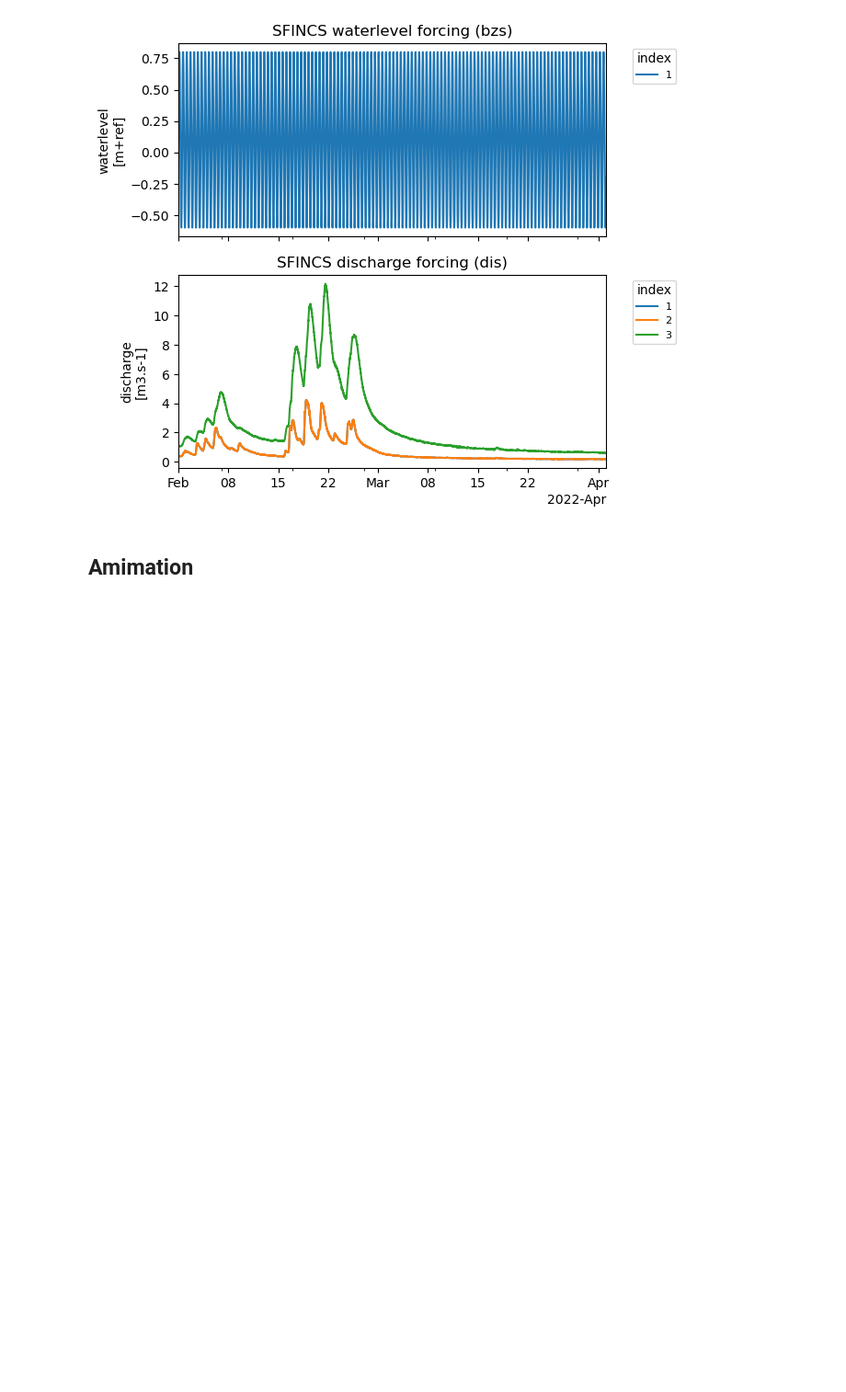
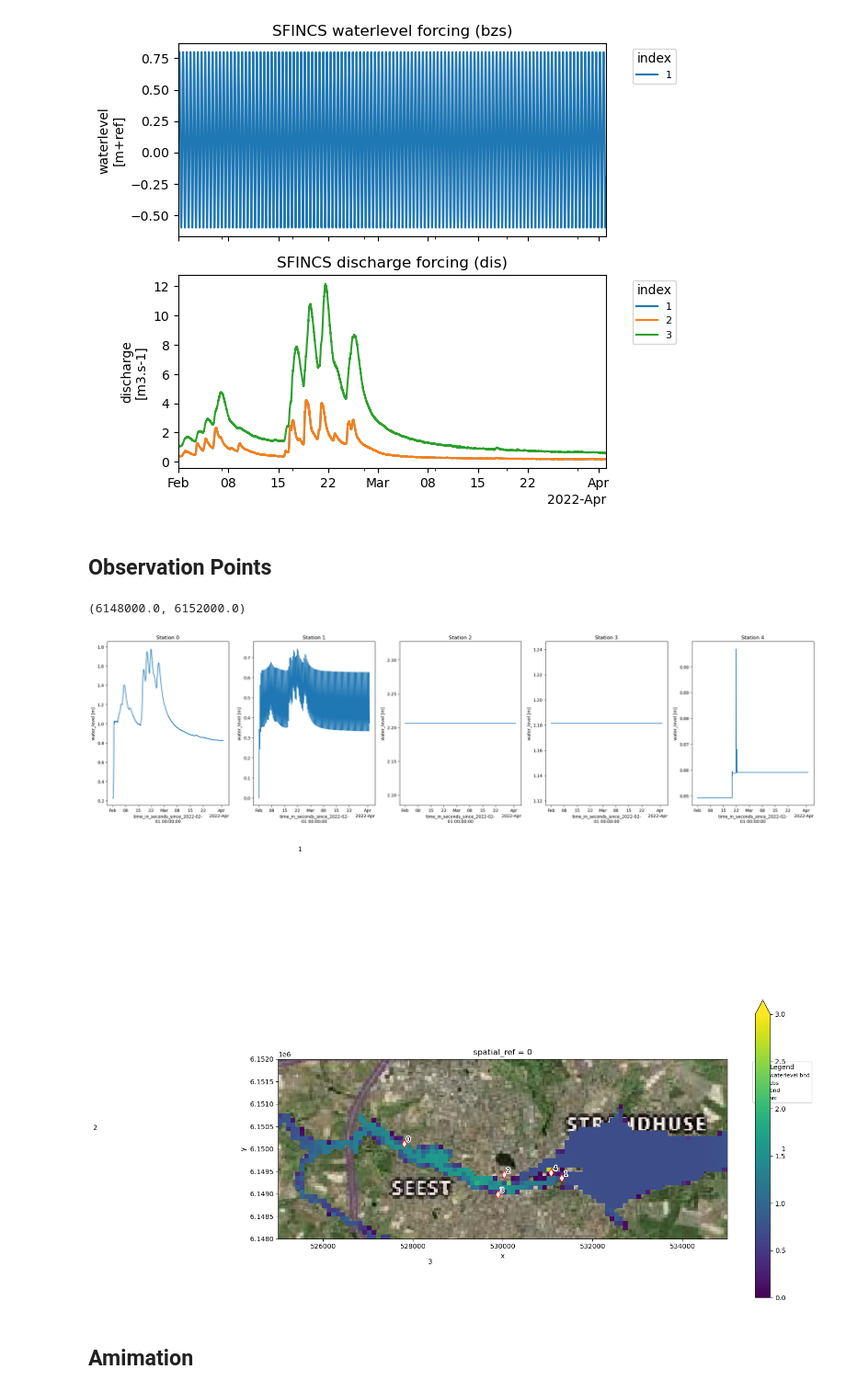
Before and after one commit to Deltares-research/DCA_sfincs, a Jupyter notebook: 02_scripts/4_postprocess_sfincs.ipynb, the cells around one changed output. Shown at 92% size. Drawn from its saved outputs; the diff is of its cells as text; code cells hidden in the pictures; blank space fills up the shorter version.

```diff
--- a/02_scripts/4_postprocess_sfincs.ipynb
+++ b/02_scripts/4_postprocess_sfincs.ipynb
@@ -105,6 +107,43 @@ mod.plot_forcing()
         <Axes: title={'center': 'SFINCS discharge forcing (dis)'}, ylabel='discharge\n[m3.s-1]'>],
        dtype=object))
 [figure]
+# %% [markdown]
+## Observation Points
+# %%
+h_point = mod.results["point_zs"].rename({"stations": "station_id"})
+h_point["station_id"] = h_point["station_id"].astype(int)
+
+fig, ax = plt.subplots(1,5, figsize = (30,7))
+ax_flat = ax.flatten()
+
+
+for i in range(len(h_point["station_id"])):
+    # Plot the water level at the every gauge
+    _ = h_point.sel({"station_id": i + 1}).plot.line(
+        x="time",
+        ax = ax_flat[i]
+    )
+    ax_flat[i].set_title(f"Station {i}")
+
+# fig, ax = plt.subplots(1,2, figsize = (20,10))
+
+fig_base, ax_base = mod.plot_basemap(bmap="sat",
+                                     variable = "",
+                                     figsize =(15,8))
+
+cax_fld = water_level_max.plot(
+    x="x", y="y",
+    ax=ax_base,
+    vmin=0.0, vmax=3.0,
+    cmap=plt.cm.viridis
+)
+
+ax_base.set_xlim(525000, 535000)
+ax_base.set_ylim(6148000, 6152000)
+# %% [output]
+(6148000.0, 6152000.0)
+[figure, added]
+[figure, added]
 # %% [markdown]
 ## Amimation
 # %%
```
Also changed, not shown: parts of 3 cells of this notebook, 4 other files.
